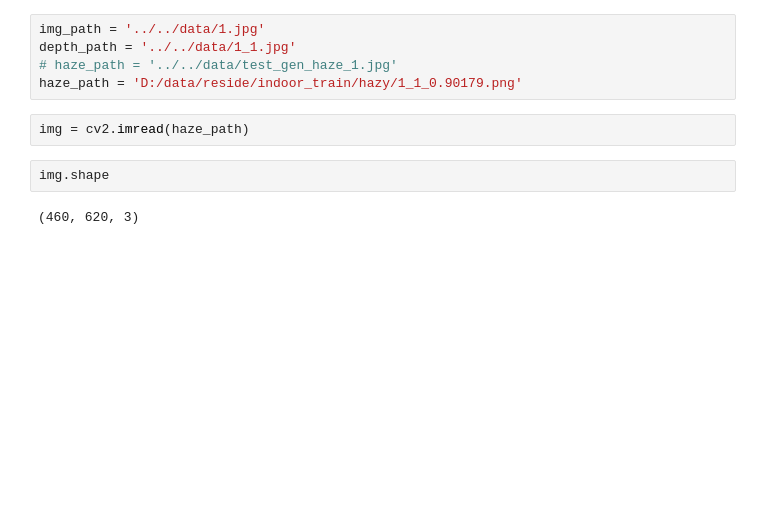
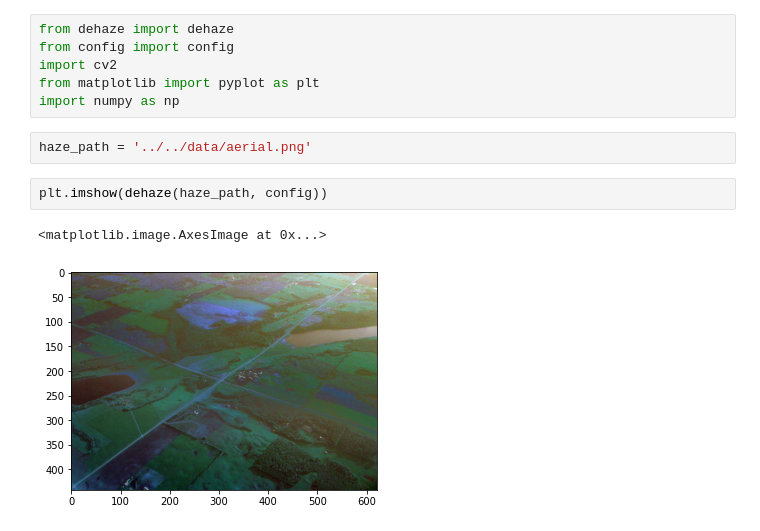
Before and after one commit to taindp98/trait_video, a Jupyter notebook: code/cap/investigate.ipynb, the cells around one changed output. Drawn from its saved outputs; the diff is of its cells as text; blank space fills up the shorter version.

```diff
--- a/code/cap/investigate.ipynb
+++ b/code/cap/investigate.ipynb
@@ -14,12 +1,14 @@ The autoreload extension is already loaded. To reload it, use:
-# %%
-img_path = '../../data/1.jpg'
-depth_path = '../../data/1_1.jpg'
-# haze_path = '../../data/test_gen_haze_1.jpg'
-haze_path = 'D:/data/reside/indoor_train/hazy/1_1_0.90179.png'
-# %%
-img = cv2.imread(haze_path)
-# %%
-img.shape
-# %% [output]
-(460, 620, 3)
+# %%
+from dehaze import dehaze
+from config import config
+import cv2
+from matplotlib import pyplot as plt
+import numpy as np
+# %%
+haze_path = '../../data/aerial.png'
+# %%
+plt.imshow(dehaze(haze_path, config))
+# %% [output]
+<matplotlib.image.AxesImage at 0x...>
+[figure, added]
 # %%
```
Also changed, not shown: parts of 19 cells of this notebook, 5 other files.
